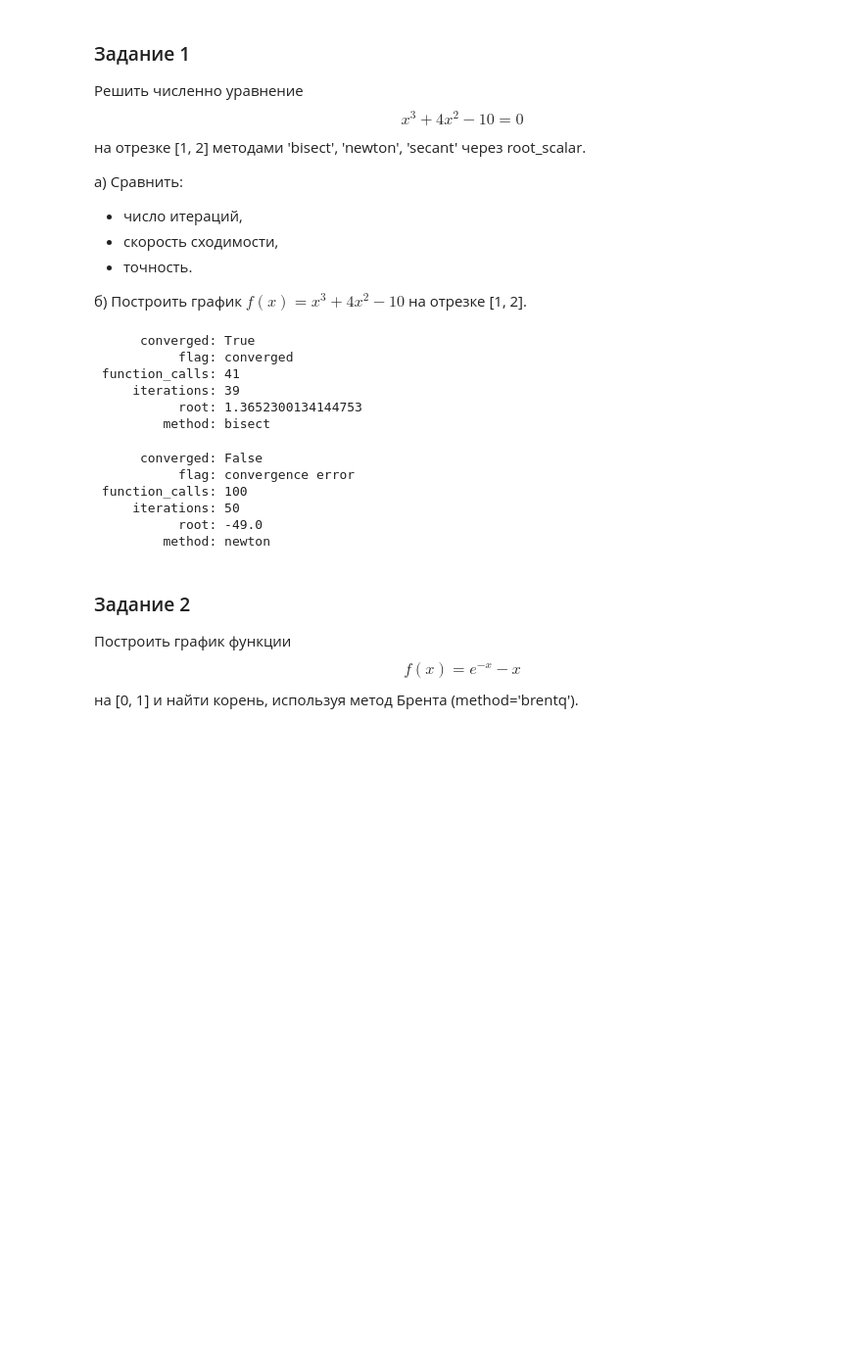
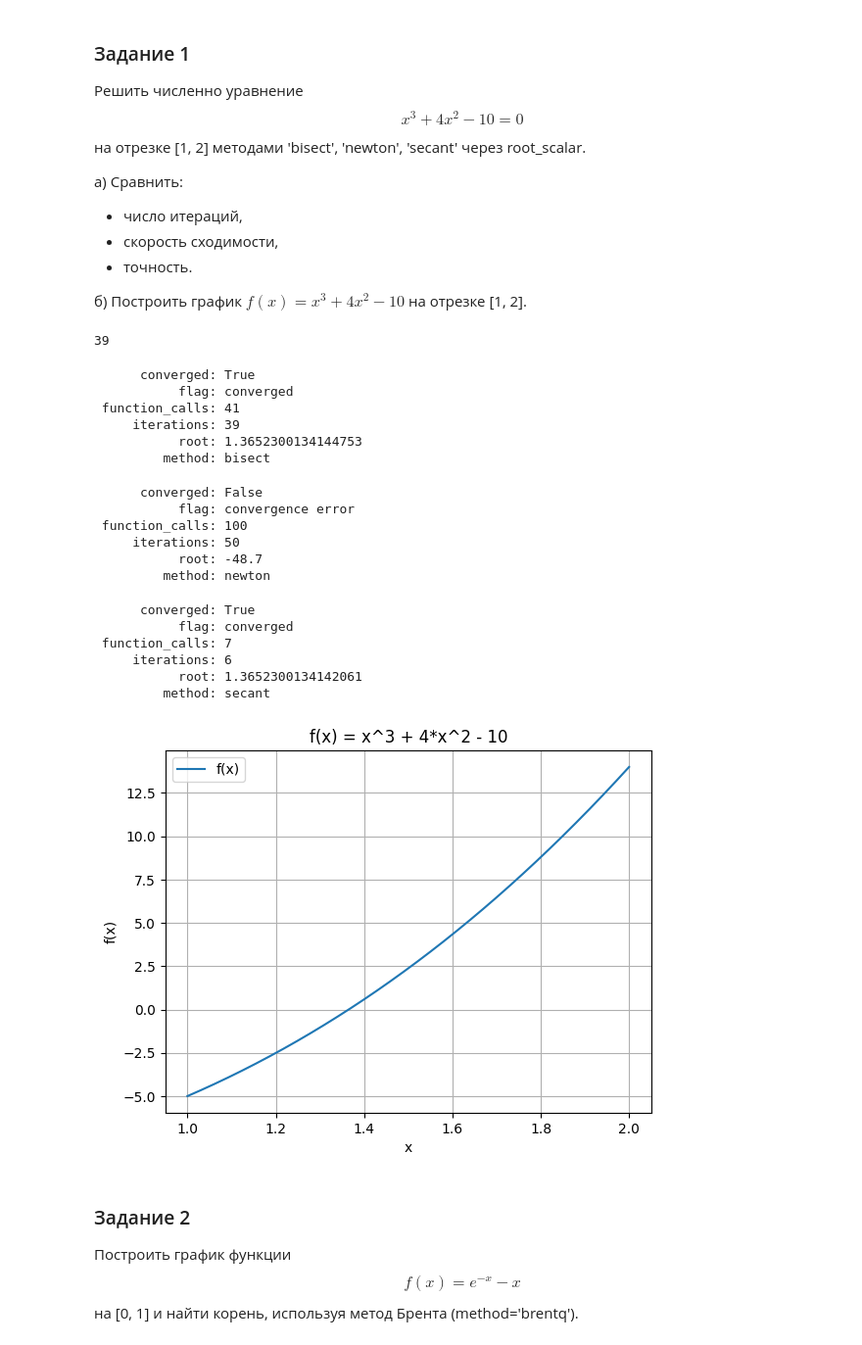
Before and after one commit to Jlia-miy/-, a Jupyter notebook: 9_Численное_решение_уравнений.ipynb, the cells around one changed output. Shown at 98% size. Drawn from its saved outputs; the diff is of its cells as text; code cells hidden in the pictures; blank space fills up the shorter version.

```diff
--- a/9_Численное_решение_уравнений.ipynb
+++ b/9_Численное_решение_уравнений.ipynb
@@ -109,27 +109,44 @@ def f(x):
     return x**3 + 4*x**2 - 10
 
 # Поиск корня методом бисекции
-bisect_0 = root_scalar(f, bracket=[1, 2], method='bisect')
-bisect_0
+sol = root_scalar(f, bracket=[1, 2], method='bisect')
+print(sol.iterations)
+sol
 # %% [output]
-      converged: True
-           flag: converged
- function_calls: 41
-     iterations: 39
-           root: 1.3652300134144753
-         method: bisect
+39
+      converged: True
+           flag: converged
+ function_calls: 41
+     iterations: 39
+           root: 1.3652300134144753
+         method: bisect
 # %%
 from scipy.optimize import root_scalar
 from scipy import optimize
 def f(x):
     return x**3 + 4*x**2 - 10
 
-sol = optimize.root_scalar(f, x0=1, fprime=f, method='newton')
+sol = optimize.root_scalar(f, x0=1.3, fprime=f, method='newton')
 sol
 # %% [output]
       converged: False
            flag: convergence error
  function_calls: 100
      iterations: 50
-           root: -49.0
+           root: -48.7
          method: newton
+# %%
+from scipy.optimize import root_scalar
+from scipy import optimize
+def f(x):
+    return x**3 + 4*x**2 - 10
+
+sol = optimize.root_scalar(f, x0=1, x1=2, method='secant')
+sol
+# %% [output]
+      converged: True
+           flag: converged
+ function_calls: 7
+     iterations: 6
+           root: 1.3652300134142061
+         method: secant
@@ -136,3 +159,18 @@ sol
+# %%
+x = np.linspace(1, 2, 1000)
+y = []
+for value in x:
+  y.append(f(value))
+
+plt.plot(x, y, label="f(x)")
+plt.title('f(x) = x^3 + 4*x^2 - 10')
+plt.xlabel('x')
+plt.ylabel('f(x)')
+plt.legend()
+plt.grid(True)
+plt.show()
+# %% [output]
+[figure, added]
 # %% [markdown]
 ### Задание 2
 Построить график функции
```
Also changed, not shown: parts of 4 cells of this notebook.
